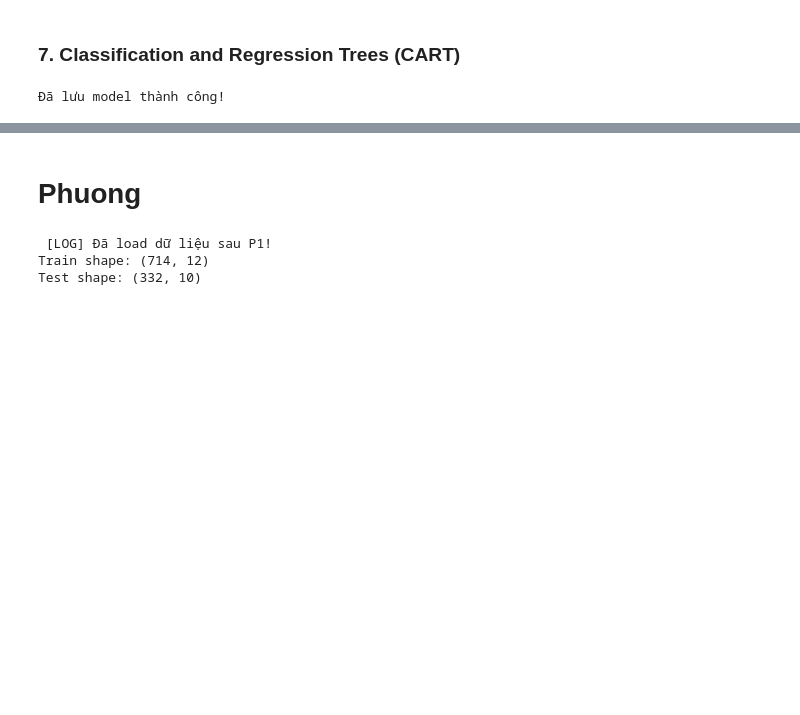
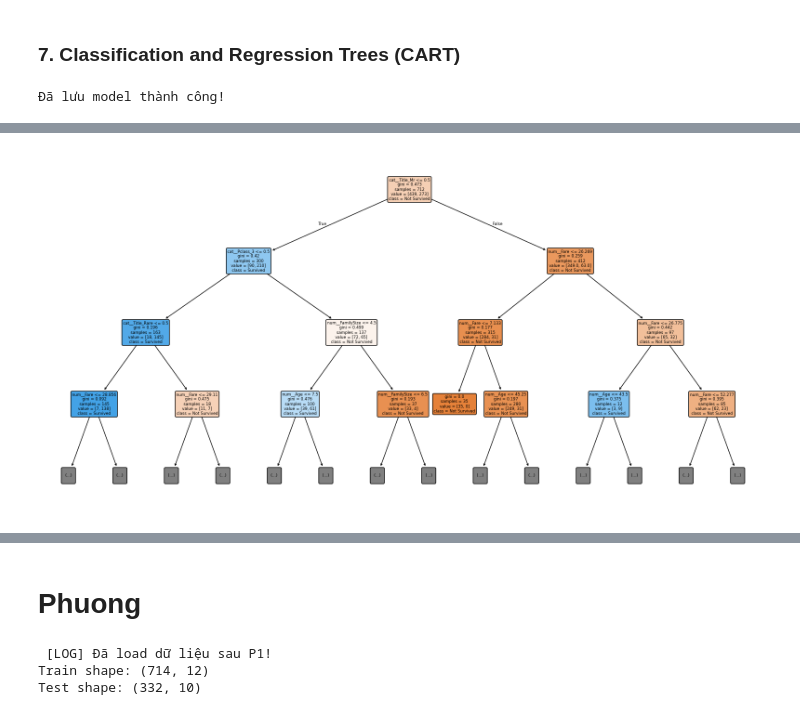
Before and after one commit to tuonglong1012/sgu25-khaiphadulieu, a Jupyter notebook: Challenge_1.ipynb, the cells around one changed output, grey strips where cells are left out. Saved outputs shown, nothing was run; the diff lists cells and outputs as text; code cells hidden in the pictures; blank space fills up the shorter version.

```diff
--- a/Challenge_1.ipynb
+++ b/Challenge_1.ipynb
@@ -627,0 +645,13 @@ print("Đã lưu model thành công!")
+# %%
+tree_model = cart_pipeline.named_steps["classifier"]
+
+plt.figure(figsize=(20,10))
+plot_tree(tree_model,
+          feature_names=cart_pipeline.named_steps["preprocessor"].get_feature_names_out(),
+          class_names=["Not Survived","Survived"],
+          filled=True,
+          rounded=True,
+          max_depth=3)
+plt.show()
+# %% [output]
+[figure, added]
```
Also changed, not shown: parts of 14 cells of this notebook, 21 other files.
